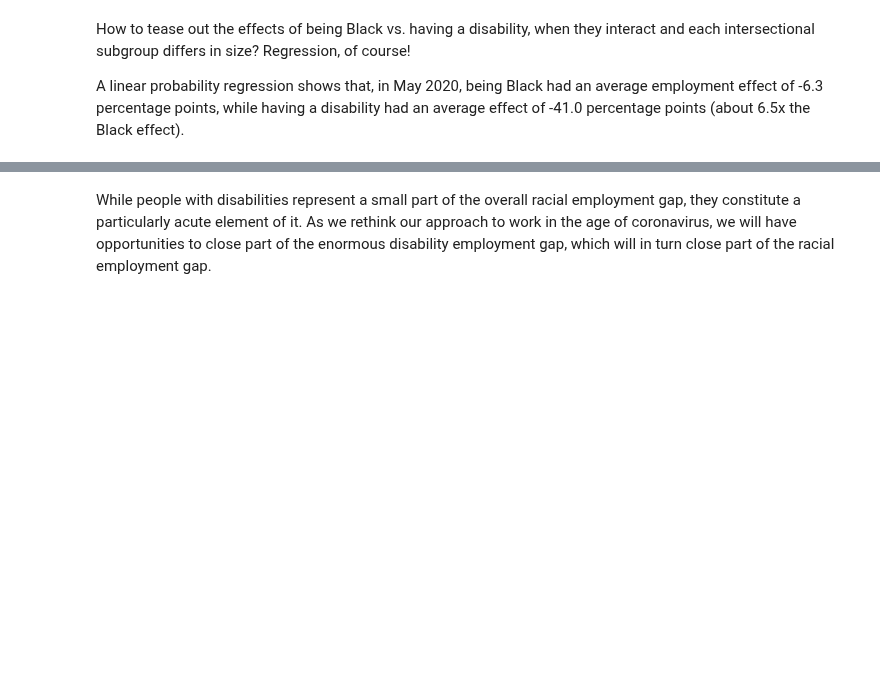
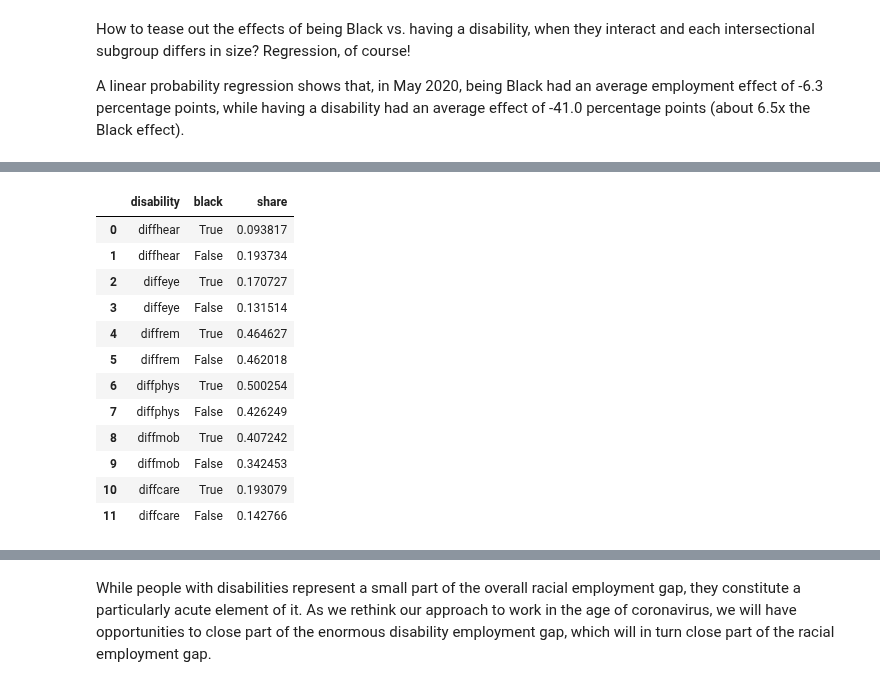
Before and after one commit to MaxGhenis/maxghenis.com, a Jupyter notebook: jupyterbook/blog/20200625/black_disability_employment.ipynb, the cells around one changed output, grey strips where cells are left out. Drawn from its saved outputs; the diff is of its cells as text; code cells hidden in the pictures; blank space fills up the shorter version.

```diff
--- a/jupyterbook/blog/20200625/black_disability_employment.ipynb
+++ b/jupyterbook/blog/20200625/black_disability_employment.ipynb
@@ -204,0 +302,25 @@ while having a disability had an average effect of -41.0 percentage points (abou
+# %%
+def share_w_disability(disability, black):
+    num = cps_ly[(cps_ly.black == black) & (cps_ly[disability] == 1)].w.sum()
+    denom = cps_ly[(cps_ly.black == black) & (cps_ly.disability)].w.sum()
+    return num / denom
+
+diffs_black = mdf.cartesian_product({'disability': DIFFS,
+                                     'black': [True, False]})
+diffs_black['share'] = diffs_black.apply(
+    lambda row: share_w_disability(row.disability, row.black), axis=1)
+diffs_black
+# %% [output]
+|  | disability | black | share |
+| 0 | diffhear | True | 0.093817 |
+| 1 | diffhear | False | 0.193734 |
+| 2 | diffeye | True | 0.170727 |
+| 3 | diffeye | False | 0.131514 |
+| 4 | diffrem | True | 0.464627 |
+| 5 | diffrem | False | 0.462018 |
+| 6 | diffphys | True | 0.500254 |
+| 7 | diffphys | False | 0.426249 |
+| 8 | diffmob | True | 0.407242 |
+| 9 | diffmob | False | 0.342453 |
+| 10 | diffcare | True | 0.193079 |
+| 11 | diffcare | False | 0.142766 |
```
Also changed, not shown: parts of 11 cells of this notebook.
